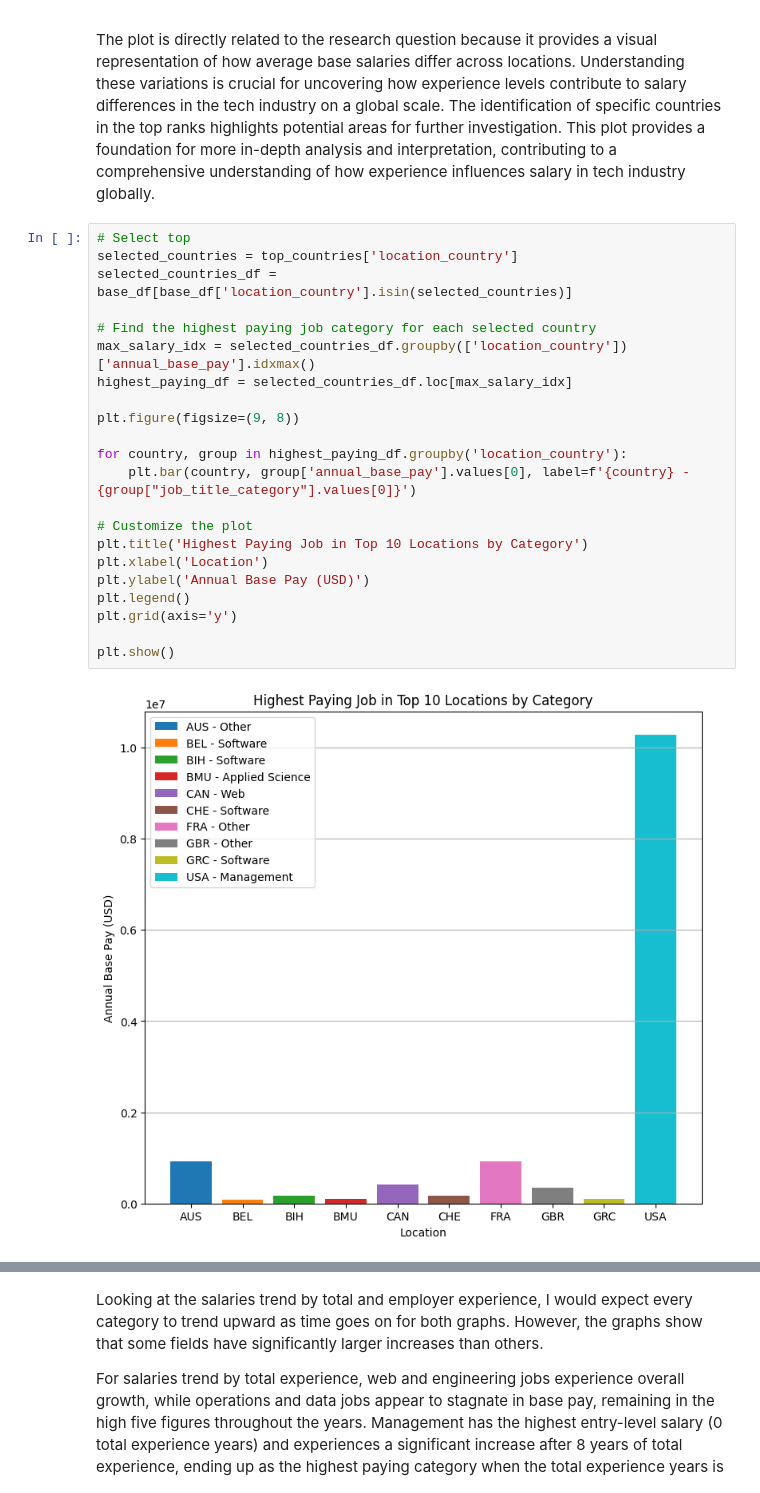
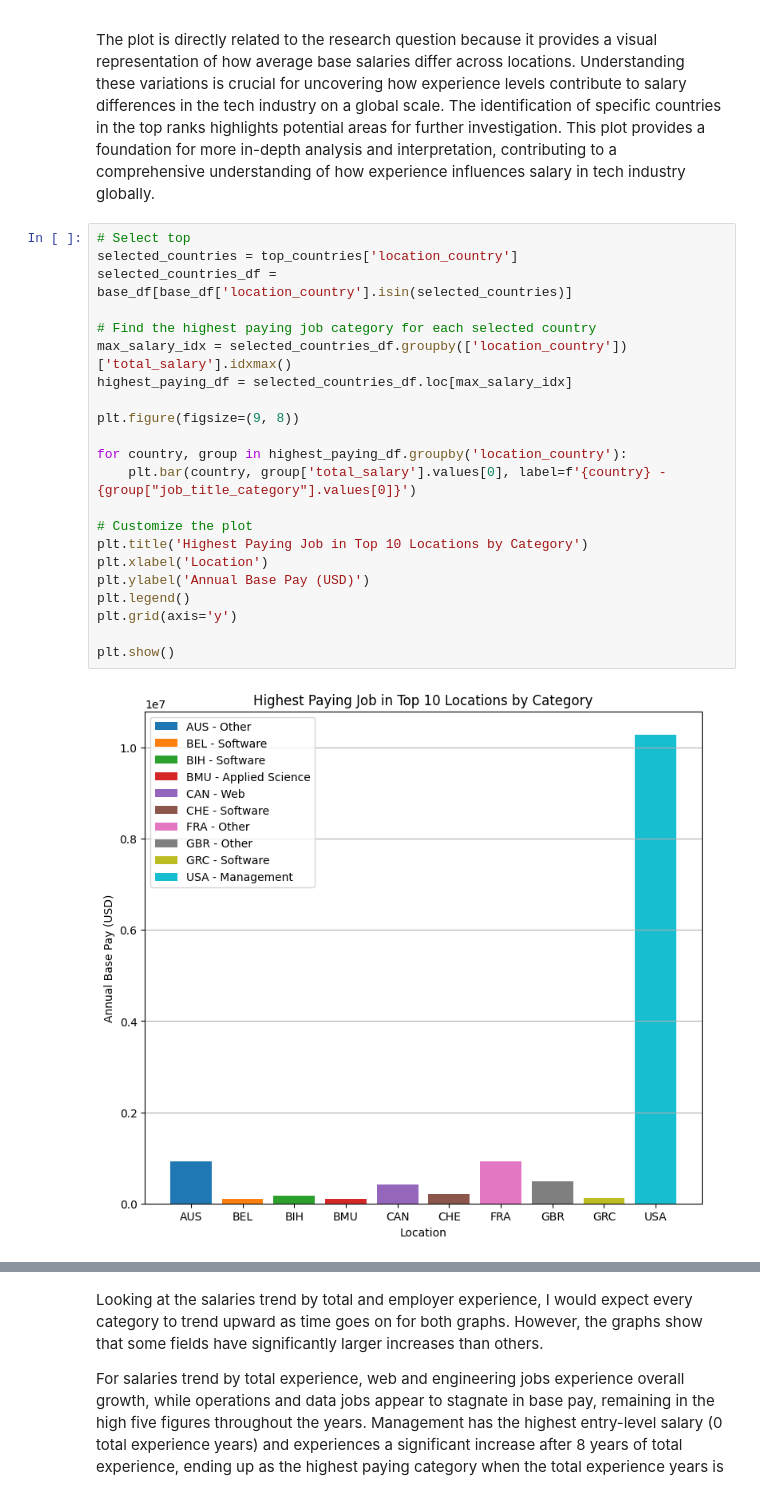
Before and after one commit to ECO225-W2024/project-one-code-macy-chen, a Jupyter notebook: Analyzing Tech Salaries: Investigating the Influence of Experience.ipynb, the cells around one changed output, grey strips where cells are left out. Drawn from its saved outputs; the diff is of its cells as text.

```diff
--- a/Analyzing Tech Salaries: Investigating the Influence of Experience.ipynb
+++ b/Analyzing Tech Salaries: Investigating the Influence of Experience.ipynb
@@ -205,27 +206,27 @@ The plot is directly related to the research question because it provides a visu
 # %%
 # Select top
 selected_countries = top_countries['location_country']
 selected_countries_df = base_df[base_df['location_country'].isin(selected_countries)]
 
 # Find the highest paying job category for each selected country
-max_salary_idx = selected_countries_df.groupby(['location_country'])['annual_base_pay'].idxmax()
+max_salary_idx = selected_countries_df.groupby(['location_country'])['total_salary'].idxmax()
 highest_paying_df = selected_countries_df.loc[max_salary_idx]
 
 plt.figure(figsize=(9, 8))
 
 for country, group in highest_paying_df.groupby('location_country'):
-    plt.bar(country, group['annual_base_pay'].values[0], label=f'{country} - {group["job_title_category"].values[0]}')
+    plt.bar(country, group['total_salary'].values[0], label=f'{country} - {group["job_title_category"].values[0]}')
 
 # Customize the plot
 plt.title('Highest Paying Job in Top 10 Locations by Category')
 plt.xlabel('Location')
 plt.ylabel('Annual Base Pay (USD)')
 plt.legend()
 plt.grid(axis='y')
 
 plt.show()
 # %% [output]
-[figure, old version]
+[figure, new version]
 # %% [markdown]
 The choice of creating a follow-up plot showcasing the category of the highest paying job in each of the top 10 locations with the highest average base salary adds a layer of complexity and nuance to the analysis. This variable is selected because it provides insights into the specific job categories that contribute significantly to high salaries in each location. Understanding the distribution of high-paying job categories allows for a more detailed examination of salary variations within the tech industry across different locations.
 
```
Also changed, not shown: parts of 70 cells of this notebook, 1 other file.
